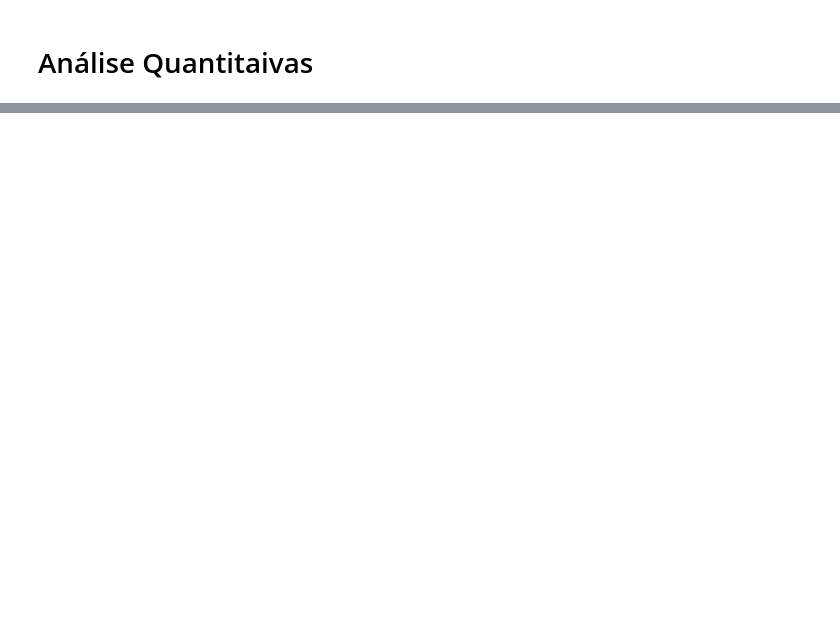
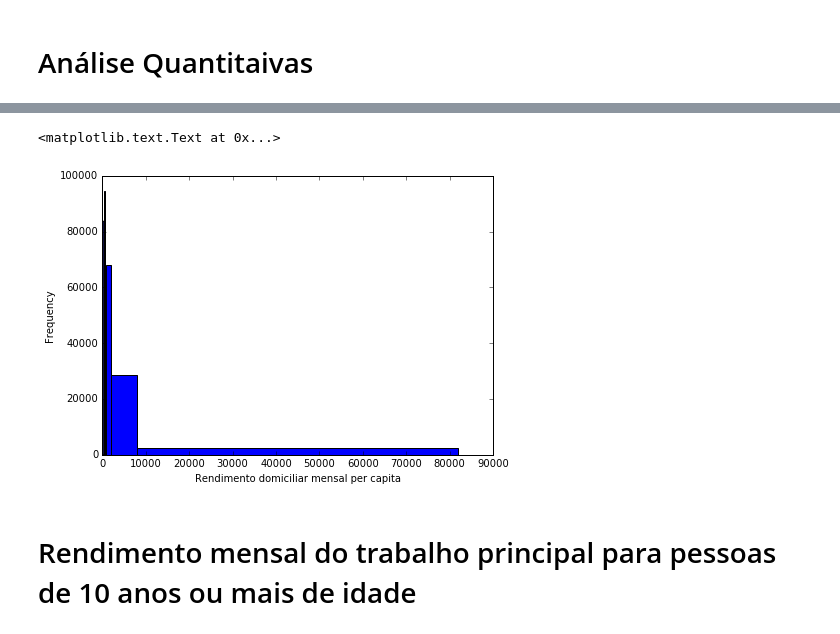
Before and after one commit to carloshljr/CD, a Jupyter notebook: Aula02 Atividade Variáveis Qualitativas com PNAD.ipynb, the cells around one changed output, grey strips where cells are left out. Saved outputs shown, nothing was run; the diff lists cells and outputs as text; code cells hidden in the pictures; blank space fills up the shorter version.

```diff
--- a/Aula02 Atividade Variáveis Qualitativas com PNAD.ipynb
+++ b/Aula02 Atividade Variáveis Qualitativas com PNAD.ipynb
@@ -428,0 +447,2 @@ O perfil do aluno que cursa o ensino médio, incluindo o pré vestibular, e que
+# %%
+faixa = [0,300,600,900,2000,8000,82000]
@@ -428,0 +460,8 @@ O perfil do aluno que cursa o ensino médio, incluindo o pré vestibular, e que
+# %%
+plot=dados.V4742.plot.hist(bins=faixa,figsize = (7,5))
+plt.xlabel("Rendimento domiciliar mensal per capita")
+# %% [output]
+<matplotlib.text.Text at 0x...>
+[figure, added]
+# %% [markdown]
+# Rendimento mensal do trabalho principal para pessoas de 10 anos ou mais de idade
```
Also changed, not shown: parts of 26 cells of this notebook.
